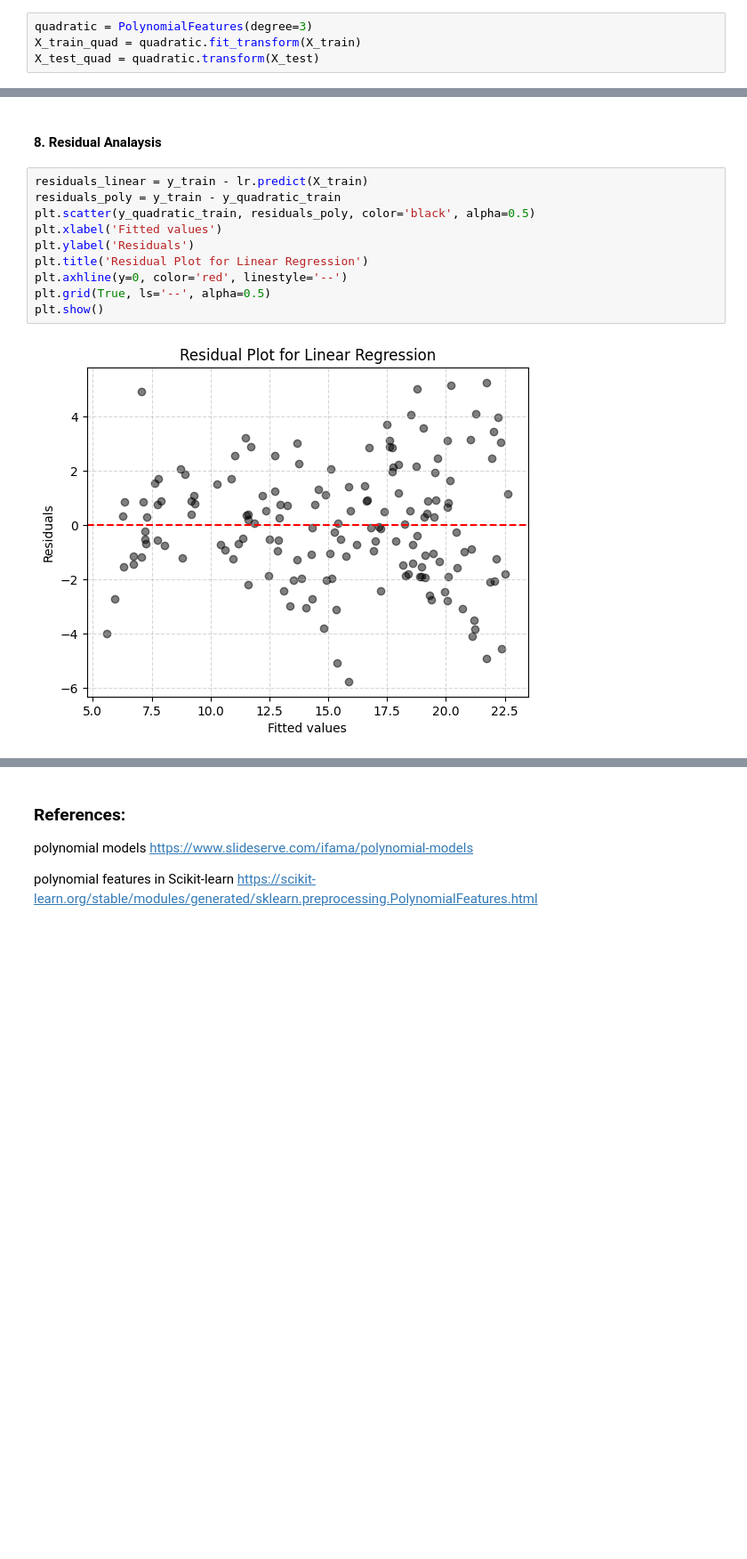
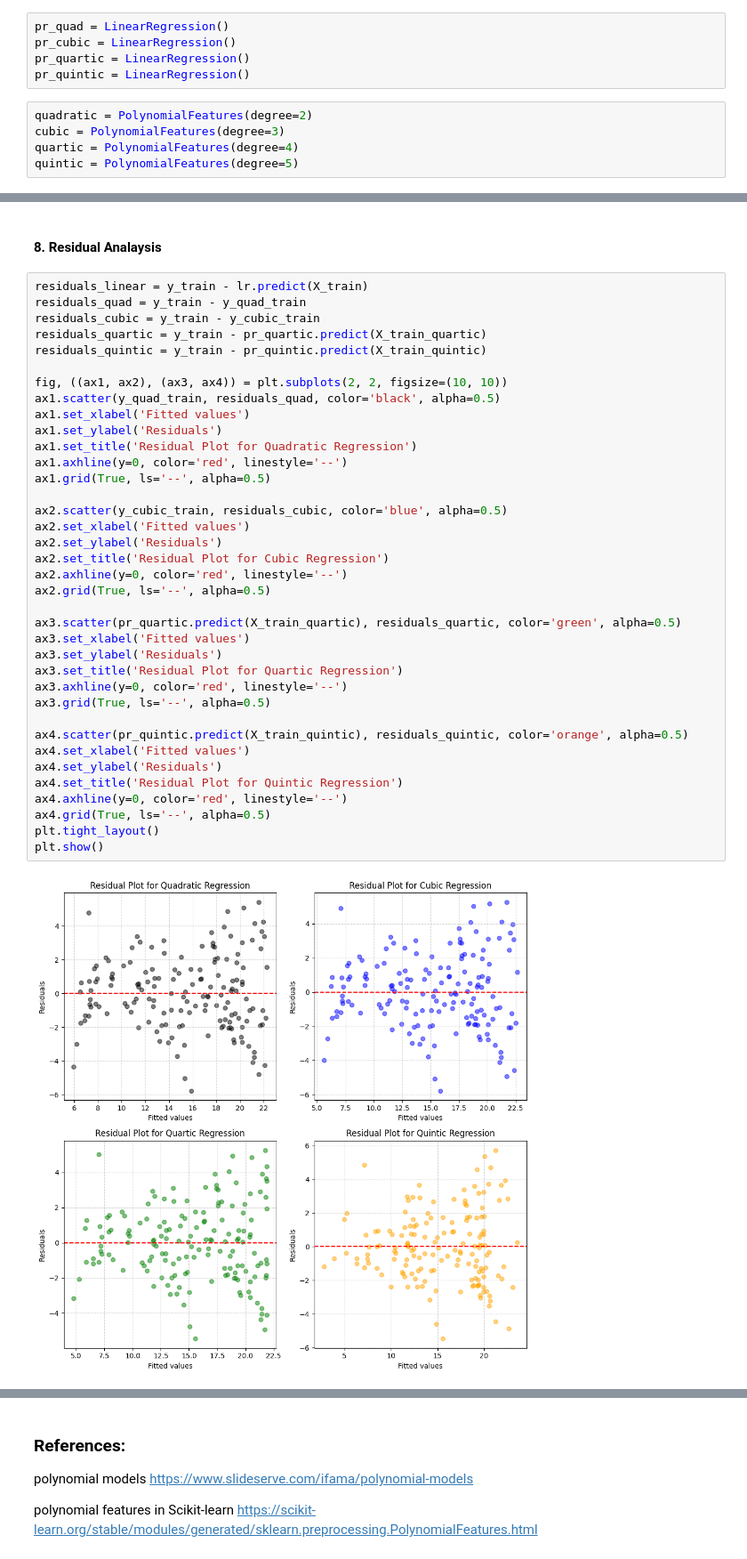
Before and after one commit to AnalyticalHarry/RegressionAnalysisUsingPython, a Jupyter notebook: Customer Advertising Dataset - Polynomial Regression.ipynb, the cells around one changed output, grey strips where cells are left out. Shown at 89% size. Saved outputs shown, nothing was run; the diff lists cells and outputs as text; blank space fills up the shorter version.

```diff
--- a/Customer Advertising Dataset - Polynomial Regression.ipynb
+++ b/Customer Advertising Dataset - Polynomial Regression.ipynb
@@ -94,5 +91,11 @@ pr = LinearRegression()
 # %%
-quadratic = PolynomialFeatures(degree=3)
-X_train_quad = quadratic.fit_transform(X_train)
-X_test_quad = quadratic.transform(X_test)
+pr_quad = LinearRegression()
+pr_cubic = LinearRegression()
+pr_quartic = LinearRegression()
+pr_quintic = LinearRegression()
+# %%
+quadratic = PolynomialFeatures(degree=2)
+cubic = PolynomialFeatures(degree=3)
+quartic = PolynomialFeatures(degree=4)
+quintic = PolynomialFeatures(degree=5)
 # %%
@@ -143,14 +213,41 @@ MAE: 1.7465
 #### 8. Residual Analaysis
 # %%
 residuals_linear = y_train - lr.predict(X_train)
-residuals_poly = y_train - y_quadratic_train
-plt.scatter(y_quadratic_train, residuals_poly, color='black', alpha=0.5)
-plt.xlabel('Fitted values')
-plt.ylabel('Residuals')
-plt.title('Residual Plot for Linear Regression')
-plt.axhline(y=0, color='red', linestyle='--')
-plt.grid(True, ls='--', alpha=0.5)
+residuals_quad = y_train - y_quad_train
+residuals_cubic = y_train - y_cubic_train
+residuals_quartic = y_train - pr_quartic.predict(X_train_quartic)
+residuals_quintic = y_train - pr_quintic.predict(X_train_quintic)
+
+fig, ((ax1, ax2), (ax3, ax4)) = plt.subplots(2, 2, figsize=(10, 10))
+ax1.scatter(y_quad_train, residuals_quad, color='black', alpha=0.5)
+ax1.set_xlabel('Fitted values')
+ax1.set_ylabel('Residuals')
+ax1.set_title('Residual Plot for Quadratic Regression')
+ax1.axhline(y=0, color='red', linestyle='--')
+ax1.grid(True, ls='--', alpha=0.5)
+
+ax2.scatter(y_cubic_train, residuals_cubic, color='blue', alpha=0.5)
+ax2.set_xlabel('Fitted values')
+ax2.set_ylabel('Residuals')
+ax2.set_title('Residual Plot for Cubic Regression')
+ax2.axhline(y=0, color='red', linestyle='--')
+ax2.grid(True, ls='--', alpha=0.5)
+
+ax3.scatter(pr_quartic.predict(X_train_quartic), residuals_quartic, color='green', alpha=0.5)
+ax3.set_xlabel('Fitted values')
+ax3.set_ylabel('Residuals')
+ax3.set_title('Residual Plot for Quartic Regression')
+ax3.axhline(y=0, color='red', linestyle='--')
+ax3.grid(True, ls='--', alpha=0.5)
+
+ax4.scatter(pr_quintic.predict(X_train_quintic), residuals_quintic, color='orange', alpha=0.5)
+ax4.set_xlabel('Fitted values')
+ax4.set_ylabel('Residuals')
+ax4.set_title('Residual Plot for Quintic Regression')
+ax4.axhline(y=0, color='red', linestyle='--')
+ax4.grid(True, ls='--', alpha=0.5)
+plt.tight_layout()
 plt.show()
 # %% [output]
-[figure, old version]
+[figure, new version]
 # %%
```
Also changed, not shown: parts of 9 cells of this notebook.
